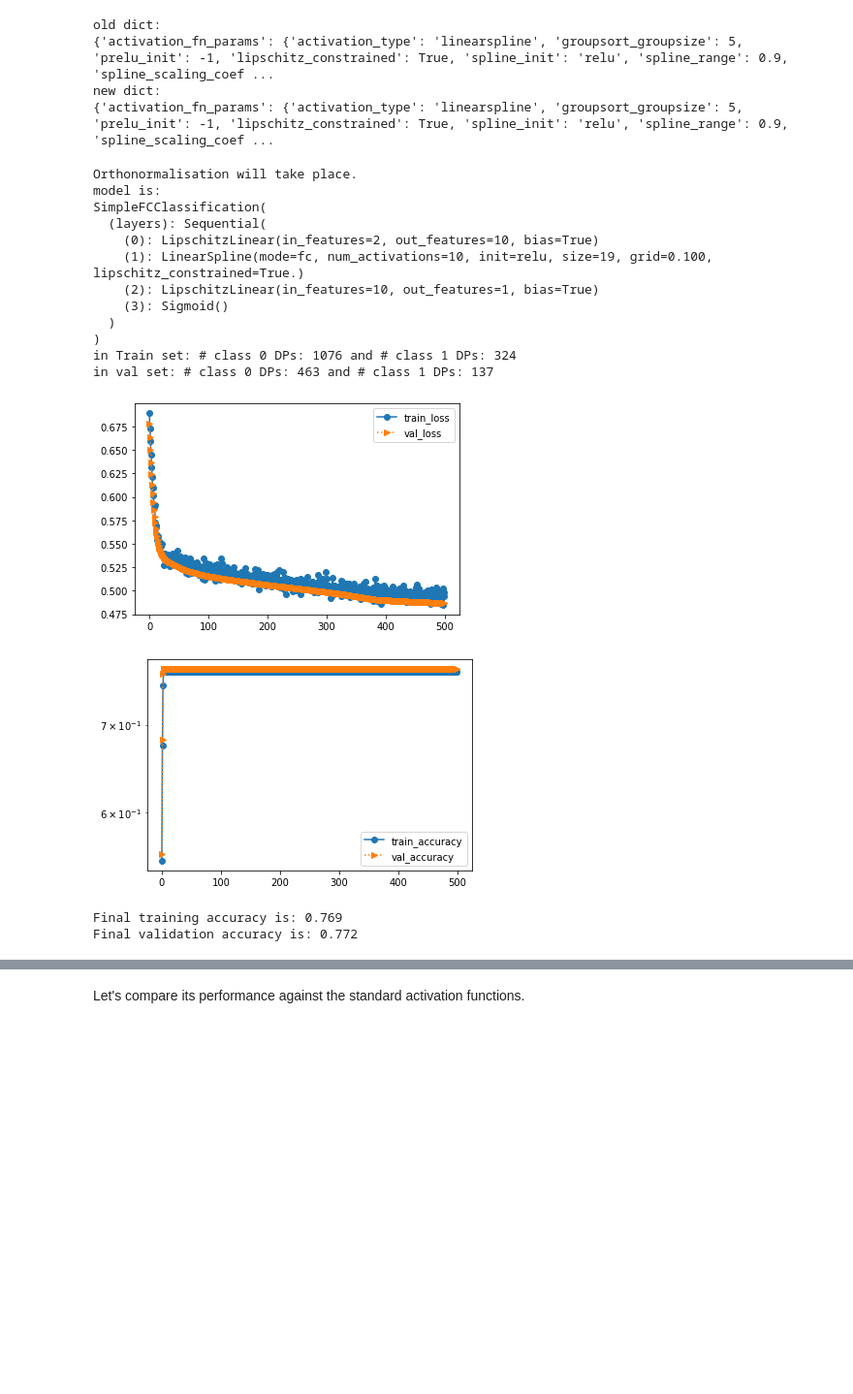
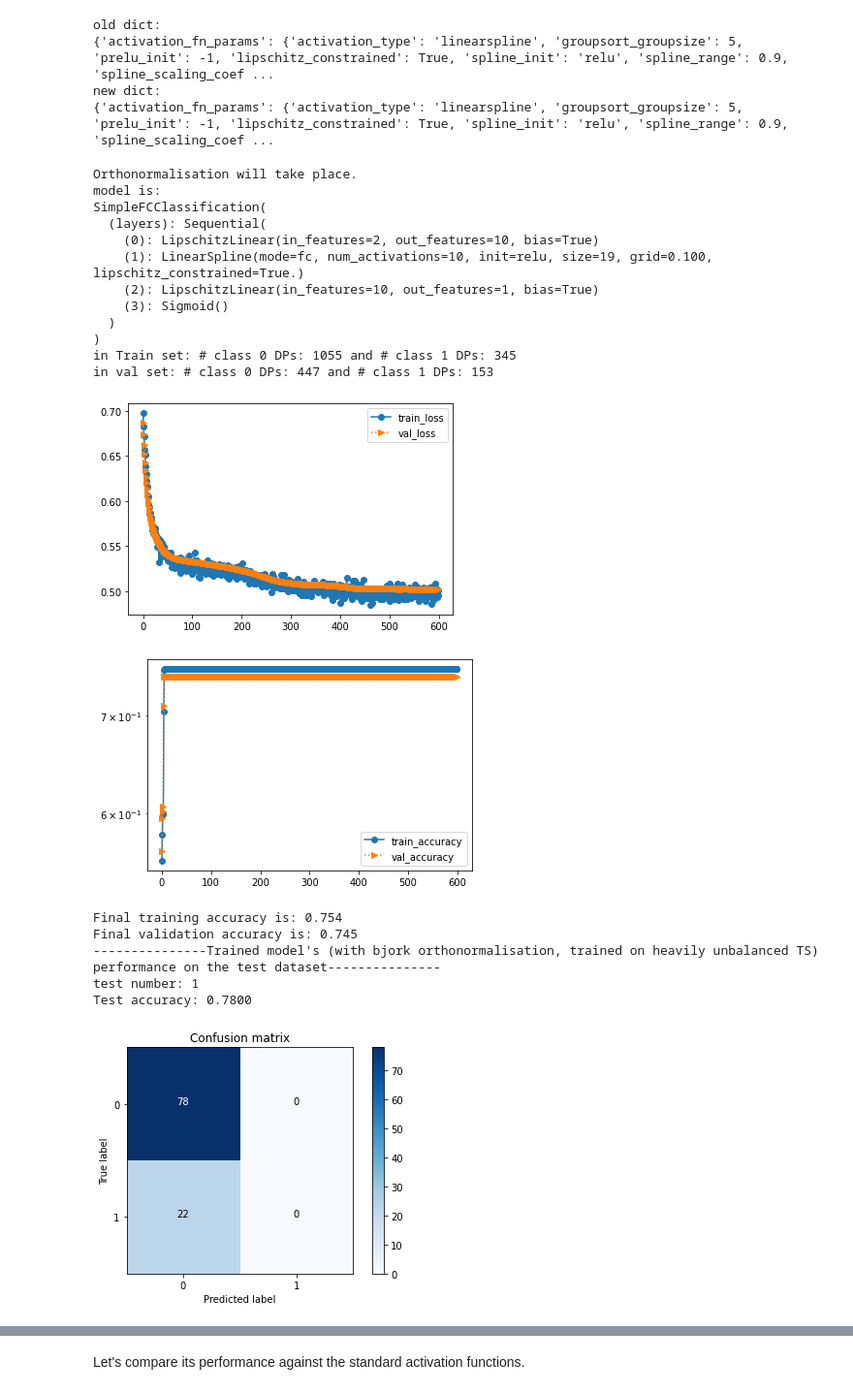
Before and after one commit to neelkanthrawat/Lipschitz_DSNN, a Jupyter notebook: trial_notebooks/test_examples.ipynb, the cells around one changed output, grey strips where cells are left out. Shown: that part at 97% size. Cells and saved outputs as stored; diff of their text form; code cells hidden in the pictures; blank space fills up the shorter version.

Commit message:
add good example with and without orthonormalisation

```diff
--- a/trial_notebooks/test_examples.ipynb
+++ b/trial_notebooks/test_examples.ipynb
@@ -443,7 +473,7 @@ for_optimizer = {'lr_spline_coeffs': 5e-05, # idk what exactly is this. Need to
     'lr_weights': 0.002}# original 0.002, i changed it to 0.01
 
 training_options = {'batch_size': 64*5,
-    'epochs': 500,
+    'epochs': 600,
     'nbr_models': 1,
     'num_workers': 1,
     'validation_split':0.3}
@@ -563,9 +569,7 @@ old dict:
 new dict:
 {'activation_fn_params': {'activation_type': 'linearspline', 'groupsort_groupsize': 5, 'prelu_init': -1, 'lipschitz_constrained': True, 'spline_init': 'relu', 'spline_range': 0.9, 'spline_scaling_coef ...
 # %%
-### let's club everything together
-import torch.nn as nn
-## data is : x_mat, y_mat
+## data is : x_mat, y_mat: unbalanced dataset
 ## criterion is: criterion
 criterion= nn.BCELoss()
 
@@ -575,56 +579,47 @@ ds_simple_fc_bjork_model= SimpleFCClassification(network_parameters=config_train
                              **additional_network_params)
 ds_simple_fc_bjork_model =ds_simple_fc_bjork_model.to('cpu')
 print("model is:"); print(ds_simple_fc_bjork_model)
 
 ### instantiate the Trainer
 trainer_classification_bjork = Trainer_classification(model=ds_simple_fc_bjork_model,
                                                 xdata=x_mat,
                                                 ydata= y_mat,
                                                 criterion=criterion,
                                                 config= config_train_classification_bjork,
                                                 seed=12,
                                                 device='cpu',
                                                 print_after_epoch=1000 # I dont want to print coz I am plotting them in the end anyways
                                                 )
 
 ### Let's train the model
 trainer_classification_bjork.train() ###
 
-# plotting losses
-train_loss_bjork= trainer_classification_bjork.avg_train_loss_epoch
-val_loss_bjork = trainer_classification_bjork.avg_val_loss_epoch
-plt.plot(train_loss_bjork,"o-",label="train_loss")
-plt.plot(val_loss_bjork, ">:",label="val_loss")
-plt.legend()
-plt.show()
+### plotting loss curves
+plot_losses_trained_model(trainer_classification_bjork)
 
-
-### Let's also plot the train and val accuracy
-train_acc_bjork, val_acc_bjork = trainer_classification_bjork.train_acc_epoch, trainer_classification_bjork.val_acc_epoch
-plt.plot(train_acc_bjork,"o-",label="train_accuracy")
-plt.plot(val_acc_bjork, ">:",label="val_accuracy")
-plt.yscale("log")
-plt.legend()
-plt.show()
-
-### printing the final training and validation accuracy
-
-print(f"Final training accuracy is: {train_acc_bjork[-1]:0.3f}")
-print(f"Final validation accuracy is: {val_acc_bjork[-1]:0.3f}")
+### evaluating the trained model's performance on the test dataset
+print("---------------Trained model's (with bjork orthonormalisation, trained on heavily unbalanced TS) performance on the test dataset---------------")
+for i in range(0,5):
+    print(f"test number: {i+1}")
+    evaluate_model(ds_simple_fc_bjork_model, S_shape_label_fn, want_confusion_matrix=True)
 # %% [output]
 Orthonormalisation will take place.
 model is:
 SimpleFCClassification(
   (layers): Sequential(
     (0): LipschitzLinear(in_features=2, out_features=10, bias=True)
     (1): LinearSpline(mode=fc, num_activations=10, init=relu, size=19, grid=0.100, lipschitz_constrained=True.)
     (2): LipschitzLinear(in_features=10, out_features=1, bias=True)
     (3): Sigmoid()
   )
 )
-in Train set: # class 0 DPs: 1076 and # class 1 DPs: 324
-in val set: # class 0 DPs: 463 and # class 1 DPs: 137
+in Train set: # class 0 DPs: 1055 and # class 1 DPs: 345
+in val set: # class 0 DPs: 447 and # class 1 DPs: 153
-[figure, old version]
+[figure, new version]
-[figure, old version]
+[figure, new version]
-Final training accuracy is: 0.769
-Final validation accuracy is: 0.772
+Final training accuracy is: 0.754
+Final validation accuracy is: 0.745
+---------------Trained model's (with bjork orthonormalisation, trained on heavily unbalanced TS) performance on the test dataset---------------
+test number: 1
+Test accuracy: 0.7800
+[figure, added]
```
Also changed, not shown: parts of 20 cells of this notebook.
